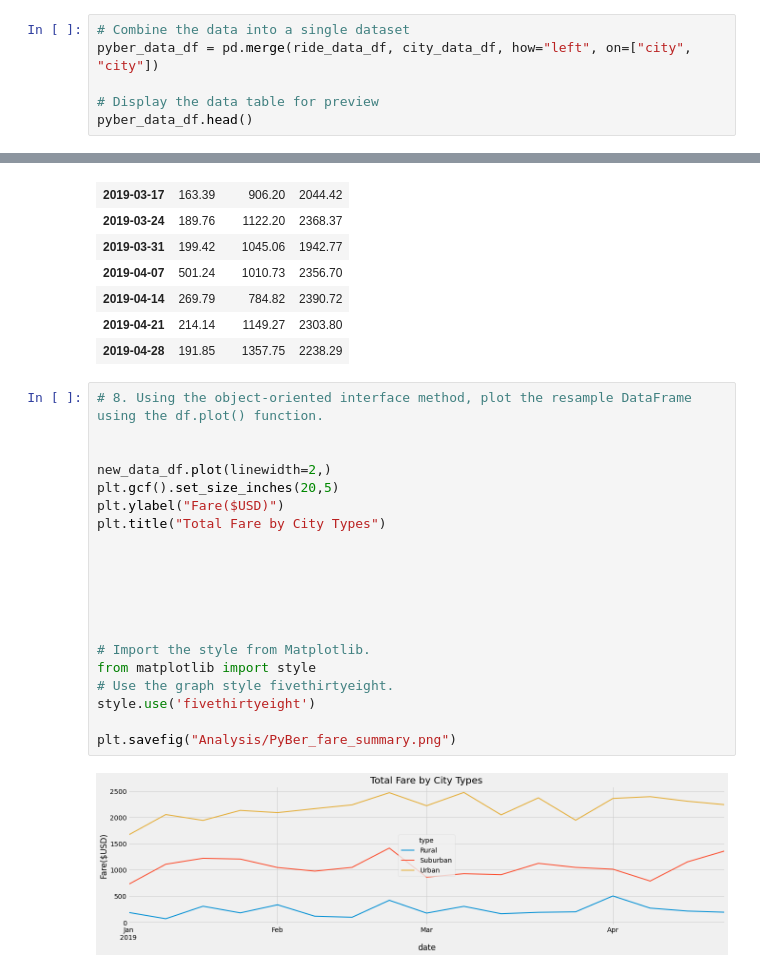
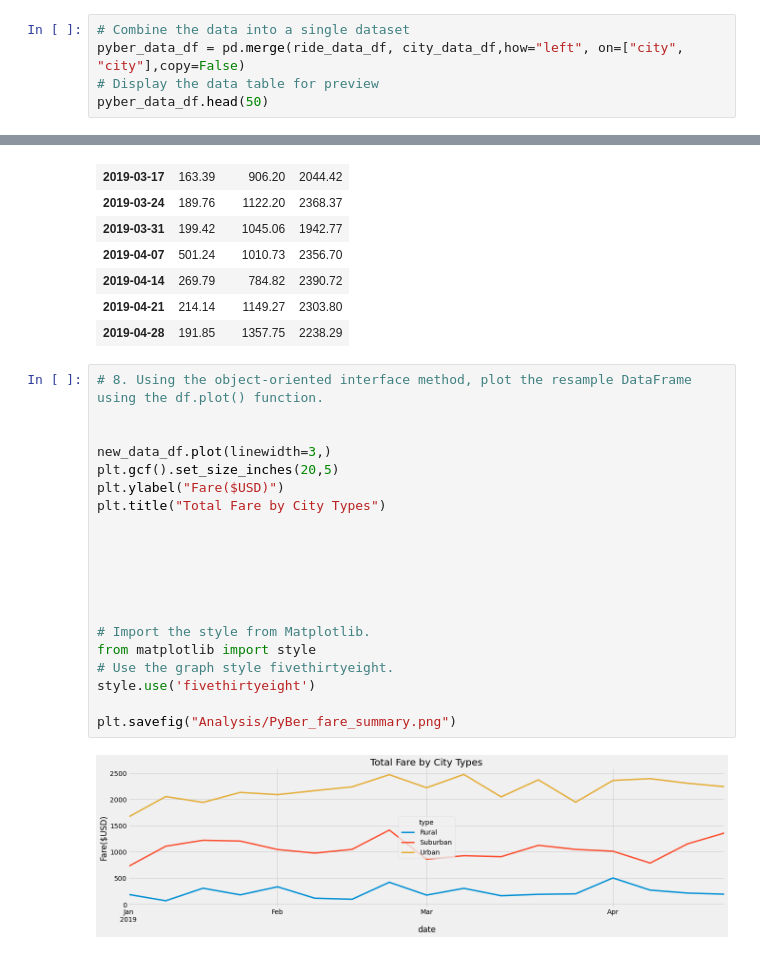
Before and after one commit to jordanrav/Pyber_Analysis, a Jupyter notebook: PyBer_Challenge_starter_code.ipynb, the cells around one changed output, grey strips where cells are left out. Cells and saved outputs as stored; diff of their text form.

```diff
--- a/PyBer_Challenge_starter_code.ipynb
+++ b/PyBer_Challenge_starter_code.ipynb
@@ -20,10 +20,9 @@ ride_data_df = pd.read_csv(ride_data_to_load)
 ### Merge the DataFrames
 # %%
 # Combine the data into a single dataset
-pyber_data_df = pd.merge(ride_data_df, city_data_df, how="left", on=["city", "city"])
-
+pyber_data_df = pd.merge(ride_data_df, city_data_df,how="left", on=["city", "city"],copy=False)
 # Display the data table for preview
-pyber_data_df.head()
+pyber_data_df.head(50)
 # %% [output]
 |  | city | date | fare | ride_id | driver_count | type |
 | 0 | Lake Jonathanshire | 2019-01-14 10:14:22 | 13.83 | 5739410935873 | 5 | Urban |
@@ -245,22 +258,22 @@ new_data_df
 # %%
 # 8. Using the object-oriented interface method, plot the resample DataFrame using the df.plot() function.
 
 
-new_data_df.plot(linewidth=2,)
+new_data_df.plot(linewidth=3,)
 plt.gcf().set_size_inches(20,5)
 plt.ylabel("Fare($USD)")
 plt.title("Total Fare by City Types")
 
 
 
 
 
 
 # Import the style from Matplotlib.
 from matplotlib import style
 # Use the graph style fivethirtyeight.
 style.use('fivethirtyeight')
 
 plt.savefig("Analysis/PyBer_fare_summary.png")
 # %% [output]
-[figure, old version]
+[figure, new version]
```
Also changed, not shown: parts of 7 cells of this notebook, 1 other file.
